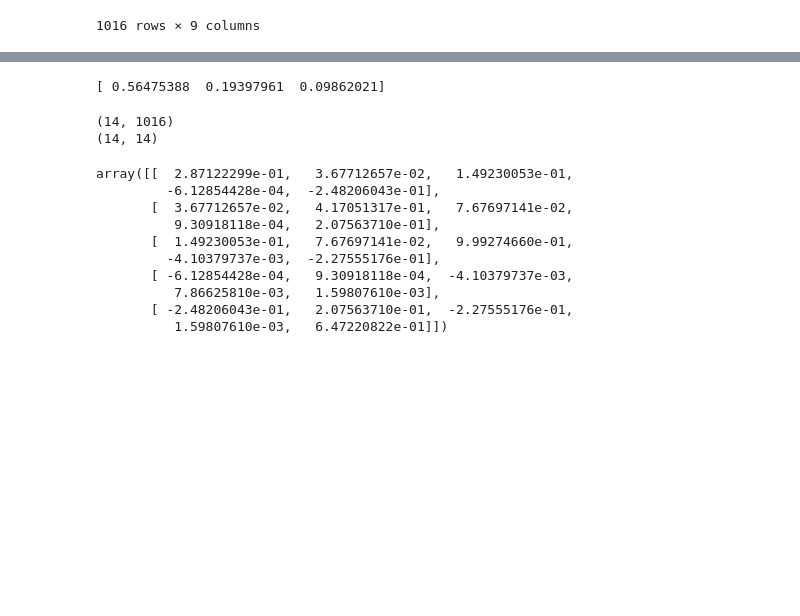
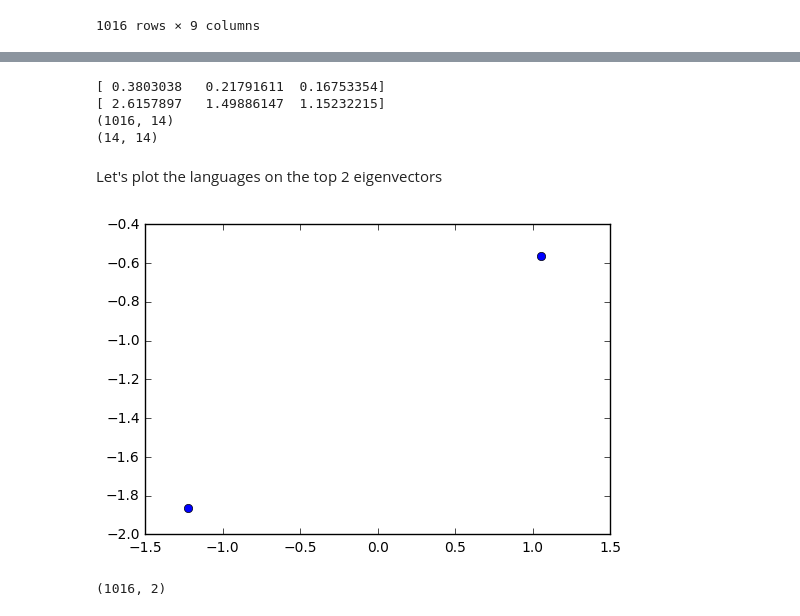
Before and after one commit to ilay32/wals-project, a Jupyter notebook: order-features.ipynb, the cells around one changed output, grey strips where cells are left out. Drawn from its saved outputs; the diff is of its cells as text; code cells hidden in the pictures; blank space fills up the shorter version.

```diff
--- a/order-features.ipynb
+++ b/order-features.ipynb
@@ -71,10 +71,13 @@ qlangs09
 # %%
 mat09 = numpy.zeros((0,len(qlangs09)))
 numfeats = 0
-for name,data in features.items():
-    if data['wals_id'] in order_features['id'].values:
-        print(name+":",data['desc'])
+for i,(name,details) in enumerate(features.items()):
+    if details['wals_id'] in order_features['id'].values:
+        print(i,name+":",details['desc'])
         numfeats += 1
-        feat =  Feature(name,data)
+        feat =  Feature(name,details)
         mat09 = numpy.vstack((mat09,feat.get_languages(qlangs09.index)))
+    else:
+        print("\nskipped",i,name,"WALS id:",details['wals_id'],":",details['desc'],"\n")
+print(numfeats)
 # %% [output]
@@ -95,26 +102,26 @@ noun_adj: binarizing 87A on NAdj (2)
 # %%
 from sklearn.decomposition import PCA
 pca = PCA(n_components=3)
-pca.fit(mat09)
+pca.fit(mat09.T)
 PCA(copy=True, iterated_power='auto', n_components=3, random_state=None, svd_solver='auto', tol=0.0, whiten=False)
 print(pca.explained_variance_ratio_)
+print(pca.explained_variance_)
+print(mat09.T.shape)
+cov = numpy.cov(mat09)
+print(cov.shape)
 # %% [output]
-[ 0.56475388  0.19397961  0.09862021]
+[ 0.3803038   0.21791611  0.16753354]
+[ 2.6157897   1.49886147  1.15232215]
+(1016, 14)
+(14, 14)
-# %%
-print(mat09.shape)
-cov = numpy.cov(mat09)
-print(cov.shape)
-numpy.cov(mat09)[:5,:5]
-# %% [output]
-(14, 1016)
-(14, 14)
-array([[  2.87122299e-01,   3.67712657e-02,   1.49230053e-01,
-         -6.12854428e-04,  -2.48206043e-01],
-       [  3.67712657e-02,   4.17051317e-01,   7.67697141e-02,
-          9.30918118e-04,   2.07563710e-01],
-       [  1.49230053e-01,   7.67697141e-02,   9.99274660e-01,
-         -4.10379737e-03,  -2.27555176e-01],
-       [ -6.12854428e-04,   9.30918118e-04,  -4.10379737e-03,
-          7.86625810e-03,   1.59807610e-03],
-       [ -2.48206043e-01,   2.07563710e-01,  -2.27555176e-01,
-          1.59807610e-03,   6.47220822e-01]])
+# %% [markdown]
+Let's plot the languages on the top 2 eigenvectors
+# %%
+pca2 = PCA(n_components=2)
+transformed = pca2.fit_transform(mat09.T)
+plt.plot(transformed[1], transformed[0], 'o')
+plt.show()
+transformed.shape
+# %% [output]
+[figure, added]
+(1016, 2)
```
Also changed, not shown: parts of 1 cell of this notebook, 4 other files.
